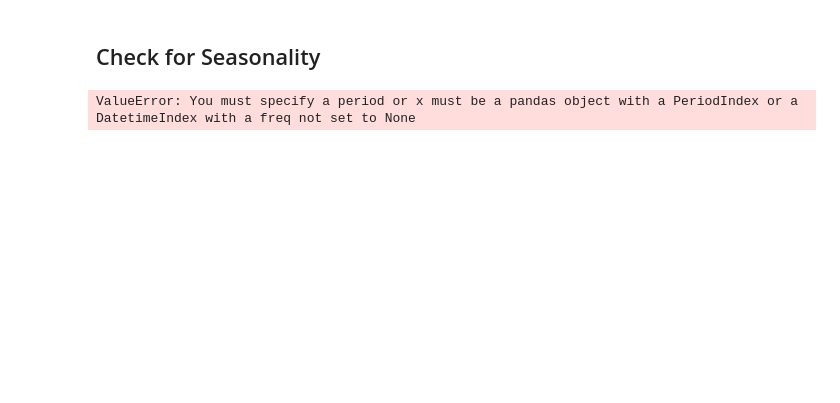
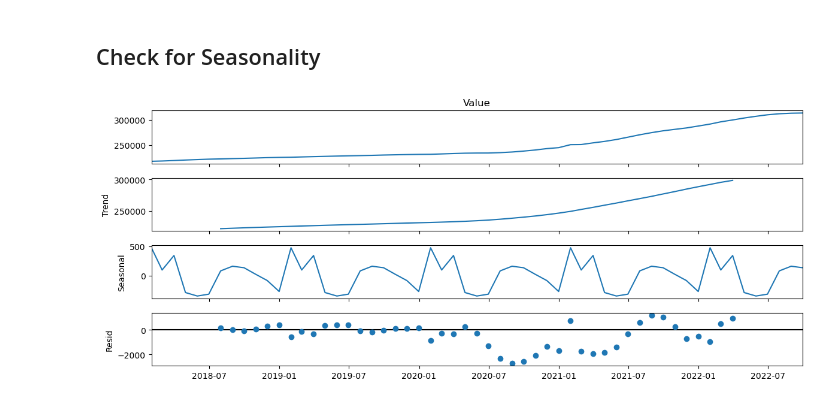
Before and after one commit to brittanymlassiter/GridSearch-SARIMA-Model, a Jupyter notebook: Gridsearch SARIMA Models (Core).ipynb, the cells around one changed output. Drawn from its saved outputs; the diff is of its cells as text; code cells hidden in the pictures; blank space fills up the shorter version.

```diff
--- a/Gridsearch SARIMA Models (Core).ipynb
+++ b/Gridsearch SARIMA Models (Core).ipynb
@@ -428,9 +435,9 @@ dtype: int64
 ## Check for Seasonality
 # %%
 # Apply seasonal decomposition
-decomp = tsa.seasonal_decompose(dfabove_2018)
+decomp = tsa.seasonal_decompose(ts)
 fig = decomp.plot()
-fig.set_size_inches(12,3)
+fig.set_size_inches(12,5)
 fig.tight_layout();
 # %% [output]
-ValueError: You must specify a period or x must be a pandas object with a PeriodIndex or a DatetimeIndex with a freq not set to None
+[figure, added]
```
Also changed, not shown: parts of 28 cells of this notebook.
